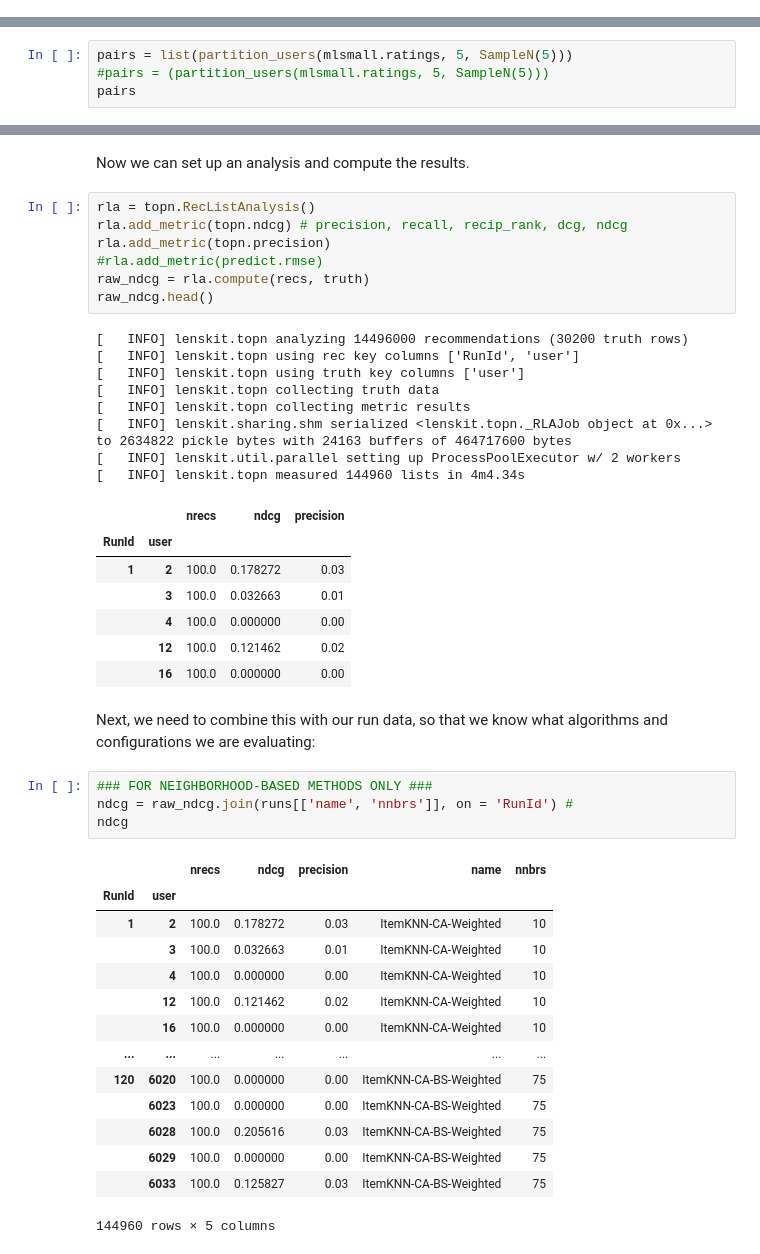
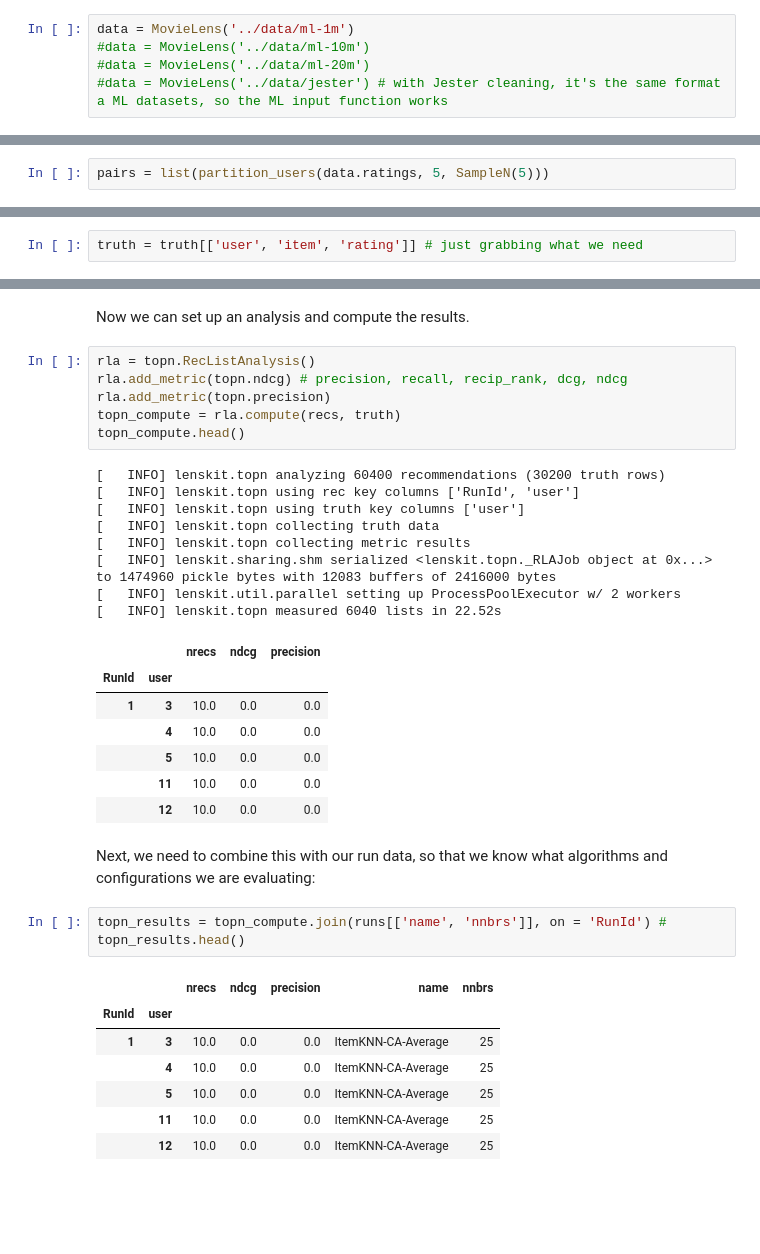
Before and after one commit to jacobmunson/lenskit_confidence, a Jupyter notebook: examples/Confidence-aware-IBCF-MultiEval.ipynb, the cells around one changed output, grey strips where cells are left out. Drawn from its saved outputs; the diff is of its cells as text; blank space fills up the shorter version.

Commit message:
cleaning and finalizing CIBCF notebook

```diff
--- a/examples/Confidence-aware-IBCF-MultiEval.ipynb
+++ b/examples/Confidence-aware-IBCF-MultiEval.ipynb
@@ -51,3 +36,8 @@ mlsmall = MovieLens('../data/ml-1m')
+# %%
+data = MovieLens('../data/ml-1m')
+#data = MovieLens('../data/ml-10m')
+#data = MovieLens('../data/ml-20m')
+#data = MovieLens('../data/jester') # with Jester cleaning, it's the same format a ML datasets, so the ML input function works
 # %% [markdown]
 ## Experiment
 # %% [markdown]
@@ -59,7 +51,5 @@ We're going to use a 5-fold cross-validation setup.  We save the data into a lis
 # %%
-pairs = list(partition_users(mlsmall.ratings, 5, SampleN(5)))
-#pairs = (partition_users(mlsmall.ratings, 5, SampleN(5)))
-pairs
+pairs = list(partition_users(data.ratings, 5, SampleN(5)))
 # %% [output]
 [   INFO] lenskit.crossfold partitioning 1000209 rows for 6040 users into 5 partitions
 [   INFO] lenskit.crossfold fold 0: selecting test ratings
@@ -280,0 +171,2 @@ truth.head()
+# %%
+truth = truth[['user', 'item', 'rating']] # just grabbing what we need
@@ -284,44 +185,35 @@ Now we can set up an analysis and compute the results.
 rla = topn.RecListAnalysis()
 rla.add_metric(topn.ndcg) # precision, recall, recip_rank, dcg, ndcg
 rla.add_metric(topn.precision)
-#rla.add_metric(predict.rmse)
-raw_ndcg = rla.compute(recs, truth)
-raw_ndcg.head()
+topn_compute = rla.compute(recs, truth)
+topn_compute.head()
 # %% [output]
-[   INFO] lenskit.topn analyzing 14496000 recommendations (30200 truth rows)
+[   INFO] lenskit.topn analyzing 60400 recommendations (30200 truth rows)
 [   INFO] lenskit.topn using rec key columns ['RunId', 'user']
 [   INFO] lenskit.topn using truth key columns ['user']
 [   INFO] lenskit.topn collecting truth data
 [   INFO] lenskit.topn collecting metric results
-[   INFO] lenskit.sharing.shm serialized <lenskit.topn._RLAJob object at 0x...> to 2634822 pickle bytes with 24163 buffers of 464717600 bytes
+[   INFO] lenskit.sharing.shm serialized <lenskit.topn._RLAJob object at 0x...> to 1474960 pickle bytes with 12083 buffers of 2416000 bytes
 [   INFO] lenskit.util.parallel setting up ProcessPoolExecutor w/ 2 workers
-[   INFO] lenskit.topn measured 144960 lists in 4m4.34s
+[   INFO] lenskit.topn measured 6040 lists in 22.52s
 |  |  | nrecs | ndcg | precision |
 | RunId | user |  |  |  |
-| 1 | 2 | 100.0 | 0.178272 | 0.03 |
-|  | 3 | 100.0 | 0.032663 | 0.01 |
-|  | 4 | 100.0 | 0.000000 | 0.00 |
-|  | 12 | 100.0 | 0.121462 | 0.02 |
-|  | 16 | 100.0 | 0.000000 | 0.00 |
+| 1 | 3 | 10.0 | 0.0 | 0.0 |
+|  | 4 | 10.0 | 0.0 | 0.0 |
+|  | 5 | 10.0 | 0.0 | 0.0 |
+|  | 11 | 10.0 | 0.0 | 0.0 |
+|  | 12 | 10.0 | 0.0 | 0.0 |
 # %% [markdown]
 Next, we need to combine this with our run data, so that we know what algorithms and configurations we are evaluating:
 # %%
-### FOR NEIGHBORHOOD-BASED METHODS ONLY ###
-ndcg = raw_ndcg.join(runs[['name', 'nnbrs']], on = 'RunId') #
-ndcg
+topn_results = topn_compute.join(runs[['name', 'nnbrs']], on = 'RunId') #
+topn_results.head()
 # %% [output]
 |  |  | nrecs | ndcg | precision | name | nnbrs |
 | RunId | user |  |  |  |  |  |
-| 1 | 2 | 100.0 | 0.178272 | 0.03 | ItemKNN-CA-Weighted | 10 |
-|  | 3 | 100.0 | 0.032663 | 0.01 | ItemKNN-CA-Weighted | 10 |
-|  | 4 | 100.0 | 0.000000 | 0.00 | ItemKNN-CA-Weighted | 10 |
-|  | 12 | 100.0 | 0.121462 | 0.02 | ItemKNN-CA-Weighted | 10 |
-|  | 16 | 100.0 | 0.000000 | 0.00 | ItemKNN-CA-Weighted | 10 |
-| ... | ... | ... | ... | ... | ... | ... |
-| 120 | 6020 | 100.0 | 0.000000 | 0.00 | ItemKNN-CA-BS-Weighted | 75 |
-|  | 6023 | 100.0 | 0.000000 | 0.00 | ItemKNN-CA-BS-Weighted | 75 |
-|  | 6028 | 100.0 | 0.205616 | 0.03 | ItemKNN-CA-BS-Weighted | 75 |
-|  | 6029 | 100.0 | 0.000000 | 0.00 | ItemKNN-CA-BS-Weighted | 75 |
-|  | 6033 | 100.0 | 0.125827 | 0.03 | ItemKNN-CA-BS-Weighted | 75 |
+| 1 | 3 | 10.0 | 0.0 | 0.0 | ItemKNN-CA-Average | 25 |
+|  | 4 | 10.0 | 0.0 | 0.0 | ItemKNN-CA-Average | 25 |
+|  | 5 | 10.0 | 0.0 | 0.0 | ItemKNN-CA-Average | 25 |
+|  | 11 | 10.0 | 0.0 | 0.0 | ItemKNN-CA-Average | 25 |
+|  | 12 | 10.0 | 0.0 | 0.0 | ItemKNN-CA-Average | 25 |
-144960 rows × 5 columns
 # %% [markdown]
```
Also changed, not shown: parts of 55 cells of this notebook.
